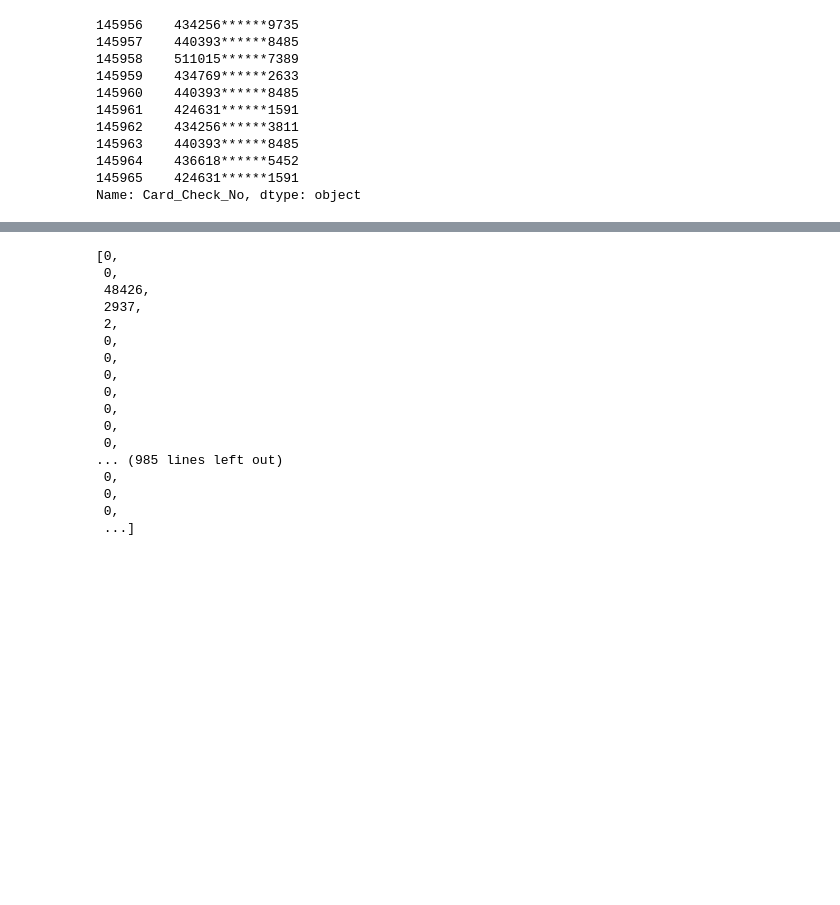
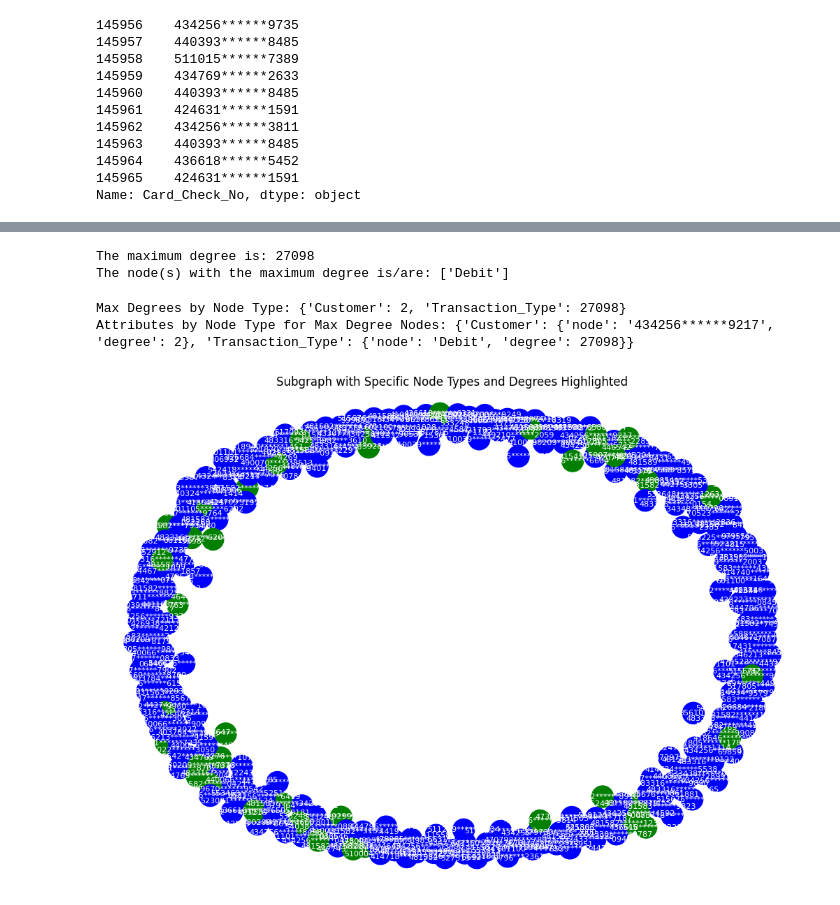
Before and after one commit to etechoptimist/knowledge_graph_usecase, a Jupyter notebook: knowledge_graph.ipynb, the cells around one changed output, grey strips where cells are left out. Cells and saved outputs as stored; diff of their text form; code cells hidden in the pictures; blank space fills up the shorter version.

```diff
--- a/knowledge_graph.ipynb
+++ b/knowledge_graph.ipynb
@@ -230,20 +259,60 @@ nx.write_gexf(G, "directed_graph.gexf")
-# %%
-nx.degree_histogram(G)
-# %% [output]
-[0,
- 0,
- 48426,
- 2937,
- 2,
- 0,
- 0,
- 0,
- 0,
- 0,
- 0,
- 0,
-... (985 lines left out)
- 0,
- 0,
- 0,
- ...]
+# %%
+nx.degree_histogram(G)
+nx.degree_centrality(G)
+degree_dict = dict(nx.degree(G))
+max_degree = max(degree_dict.values())
+
+print("The maximum degree is:", max_degree)
+
+max_degree_nodes = [node for node, degree in degree_dict.items() if degree == max_degree]
+
+print("The node(s) with the maximum degree is/are:", max_degree_nodes)
+# %% [output]
+The maximum degree is: 27098
+The node(s) with the maximum degree is/are: ['Debit']
+# %%
+# Function to get max degree for each node type
+def get_max_degree_by_node_type(G):
+    max_degrees = {}
+    attributes_by_type = {}
+    for node in G.nodes:
+        node_type = G.nodes[node].get('Node_Type')
+        degree = G.degree[node]
+        if node_type:
+            if node_type not in max_degrees or degree > max_degrees[node_type]:
+                max_degrees[node_type] = degree
+                attributes_by_type[node_type] = {
+                    'node': node,
+                    'degree': degree}
+    return max_degrees, attributes_by_type
+
+# Get the max degrees
+max_degrees_by_type,attributes_by_type  = get_max_degree_by_node_type(G)
+
+# Print the results
+print("Max Degrees by Node Type:", max_degrees_by_type)
+print("Attributes by Node Type for Max Degree Nodes:", attributes_by_type)
+# %% [output]
+Max Degrees by Node Type: {'Customer': 2, 'Transaction_Type': 27098}
+Attributes by Node Type for Max Degree Nodes: {'Customer': {'node': '434256******9217', 'degree': 2}, 'Transaction_Type': {'node': 'Debit', 'degree': 27098}}
+# %%
+# Draw the subgraph with a layout
+pos = nx.spring_layout(subgraph)
+
+# Draw nodes
+node_colors = []
+for node in subgraph.nodes:
+    if G.nodes[node]['Node_Type'] == 'Customer' and G.degree[node] == max_degrees_by_type['Customer']:
+        node_colors.append('green')  # Highlight Customer nodes with degree 2 in green
+    elif G.nodes[node]['Node_Type'] == 'Transaction_Type' and G.degree[node] == max_degrees_by_type['Transaction_Type']:
+        node_colors.append('red')  # Highlight Transaction nodes with max degree in red
+    else:
+        node_colors.append('blue')
+
+# Draw the subgraph
+plt.figure(figsize=(10, 7))
+nx.draw(subgraph, pos, with_labels=True, node_color=node_colors, node_size=500, font_size=8, font_color='white')
+plt.title('Subgraph with Specific Node Types and Degrees Highlighted')
+plt.show()
+# %% [output]
+[figure, added]
```
Also changed, not shown: parts of 12 cells of this notebook.
